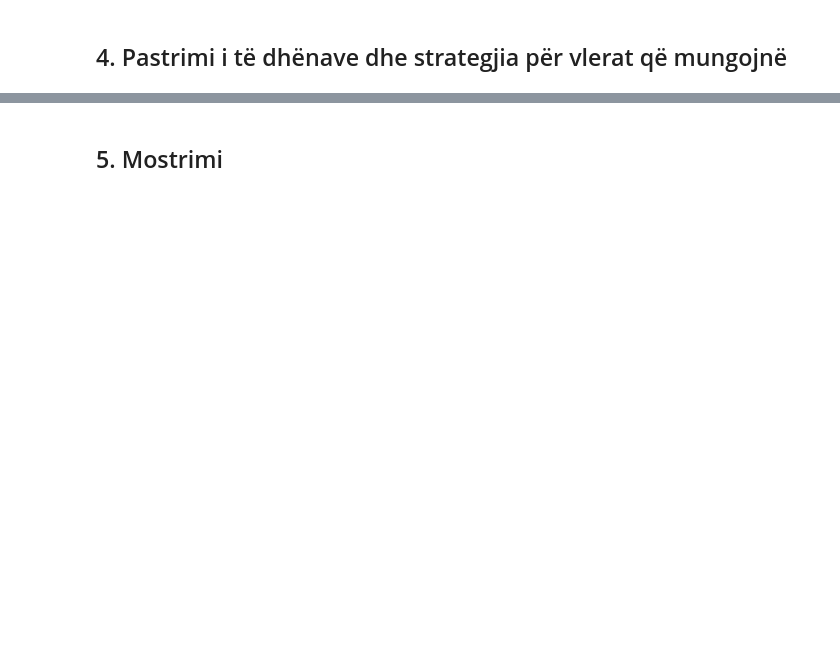
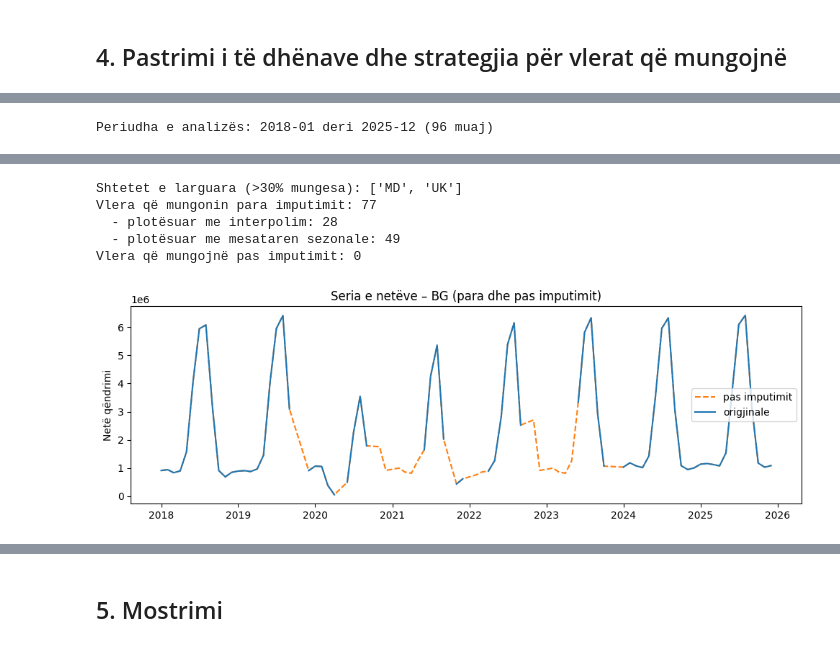
Before and after one commit to arbnortasholli/PVDh_Grupi1, a Jupyter notebook: phase1_preprocessing_eurostat.ipynb, the cells around one changed output, grey strips where cells are left out. Saved outputs shown, nothing was run; the diff lists cells and outputs as text; code cells hidden in the pictures; blank space fills up the shorter version.

```diff
--- a/phase1_preprocessing_eurostat.ipynb
+++ b/phase1_preprocessing_eurostat.ipynb
@@ -145,0 +513,66 @@ df_analysis.to_csv(OUTPUT_DIR / "analysis_dataset_non_missing.csv", index=False)
+# %%
+# Seria kryesore: netët totale (NR) në të gjitha akomodimet (I551-I553), të gjithë rezidentët (TOTAL)
+AGREGATET_EU = ["EU25", "EU27_2007", "EU27_2020", "EU28"]
+seria = df_clean[
+    (df_clean["unit"] == "NR")
+    & (df_clean["c_resid"] == "TOTAL")
+    & (df_clean["nace_r2"] == "I551-I553")
+    & (~df_clean["geo"].isin(AGREGATET_EU))
+]
+matrica = seria.pivot_table(index="geo", columns="period_date", values="OBS_VALUE", aggfunc="first", dropna=False)
+
+# Periudha e analizës: 8 vitet e fundit të plota
+viti_fundit = int(df_clean.loc[df_clean["period_date"].dt.month == 12, "period_date"].dt.year.max())
+viti_fillim = viti_fundit - 7
+muajt = pd.date_range(f"{viti_fillim}-01-01", f"{viti_fundit}-12-01", freq="MS")
+matrica = matrica.reindex(columns=muajt)
+print(f"Periudha e analizës: {viti_fillim}-01 deri {viti_fundit}-12 ({len(muajt)} muaj)")
+
+perqindja_mungon = matrica.isna().mean(axis=1) * 100
+display(perqindja_mungon.sort_values(ascending=False).round(1).to_frame("mungesa_%").head(15))
+
+PRAGU_MUNGESES = 30
+shtetet_larguara = perqindja_mungon[perqindja_mungon > PRAGU_MUNGESES].index.tolist()
+matrica_para = matrica.drop(index=shtetet_larguara)
+print("Shtetet e larguara (>30% mungesa):", shtetet_larguara)
+
+# Hapi 1: interpolim linear për boshllëqe të shkurtra (deri në 2 muaj), vetëm brenda serisë
+matrica_interp = matrica_para.T.interpolate(method="linear", limit=2, limit_area="inside").T
+
+# Hapi 2: imputim sezonal – mesatarja e të njëjtit muaj kalendarik për atë shtet
+matrica_imputuar = matrica_interp.copy()
+for muaji in range(1, 13):
+    kolonat = [c for c in matrica_imputuar.columns if c.month == muaji]
+    mesatarja_muajit = matrica_imputuar[kolonat].mean(axis=1)
+    for c in kolonat:
+        matrica_imputuar[c] = matrica_imputuar[c].fillna(mesatarja_muajit)
+
+# Kontroll: vlerat e imputuara
+u_imputua = matrica_para.isna() & matrica_imputuar.notna()
+print("Vlera që mungonin para imputimit:", int(matrica_para.isna().sum().sum()))
+print("  - plotësuar me interpolim:", int((matrica_para.isna() & matrica_interp.notna()).sum().sum()))
+print("  - plotësuar me mesataren sezonale:", int((matrica_interp.isna() & matrica_imputuar.notna()).sum().sum()))
+print("Vlera që mungojnë pas imputimit:", int(matrica_imputuar.isna().sum().sum()))
+
+# Formati i gjatë me kolonën was_imputed
+seria_imputuar = (
+    matrica_imputuar.stack().rename("OBS_VALUE").to_frame()
+    .join(u_imputua.stack().rename("was_imputed"))
+    .reset_index()
+    .rename(columns={"level_1": "period_date"})
+)
+seria_imputuar.to_csv(OUTPUT_DIR / "08_main_series_imputed.csv", index=False)
+
+# Krahasim para/pas për një shtet me mungesa
+shteti_shembull = (matrica_para.isna().sum(axis=1)).idxmax()
+fig, ax = plt.subplots(figsize=(10, 3.5))
+ax.plot(matrica_imputuar.columns, matrica_imputuar.loc[shteti_shembull], "--", color="tab:orange", label="pas imputimit")
+ax.plot(matrica_para.columns, matrica_para.loc[shteti_shembull], color="tab:blue", label="origjinale")
+ax.set_title(f"Seria e netëve – {shteti_shembull} (para dhe pas imputimit)")
+ax.set_ylabel("Netë qëndrimi")
+ax.legend()
+plt.tight_layout()
+plt.savefig(OUTPUT_DIR / "fig_01_imputimi.png", dpi=120)
+plt.show()
+# %% [output]
+Periudha e analizës: 2018-01 deri 2025-12 (96 muaj)
@@ -145,0 +596,6 @@ df_analysis.to_csv(OUTPUT_DIR / "analysis_dataset_non_missing.csv", index=False)
+Shtetet e larguara (>30% mungesa): ['MD', 'UK']
+Vlera që mungonin para imputimit: 77
+  - plotësuar me interpolim: 28
+  - plotësuar me mesataren sezonale: 49
+Vlera që mungojnë pas imputimit: 0
+[figure, added]
```
Also changed, not shown: parts of 60 cells of this notebook, 1 other file.
